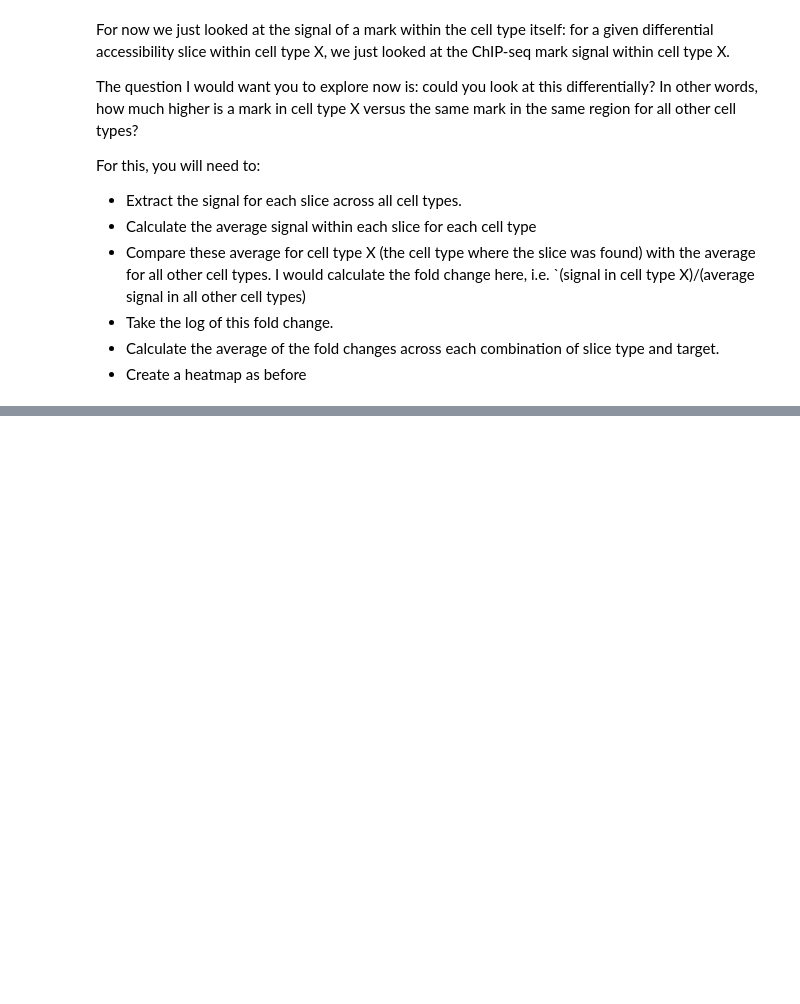
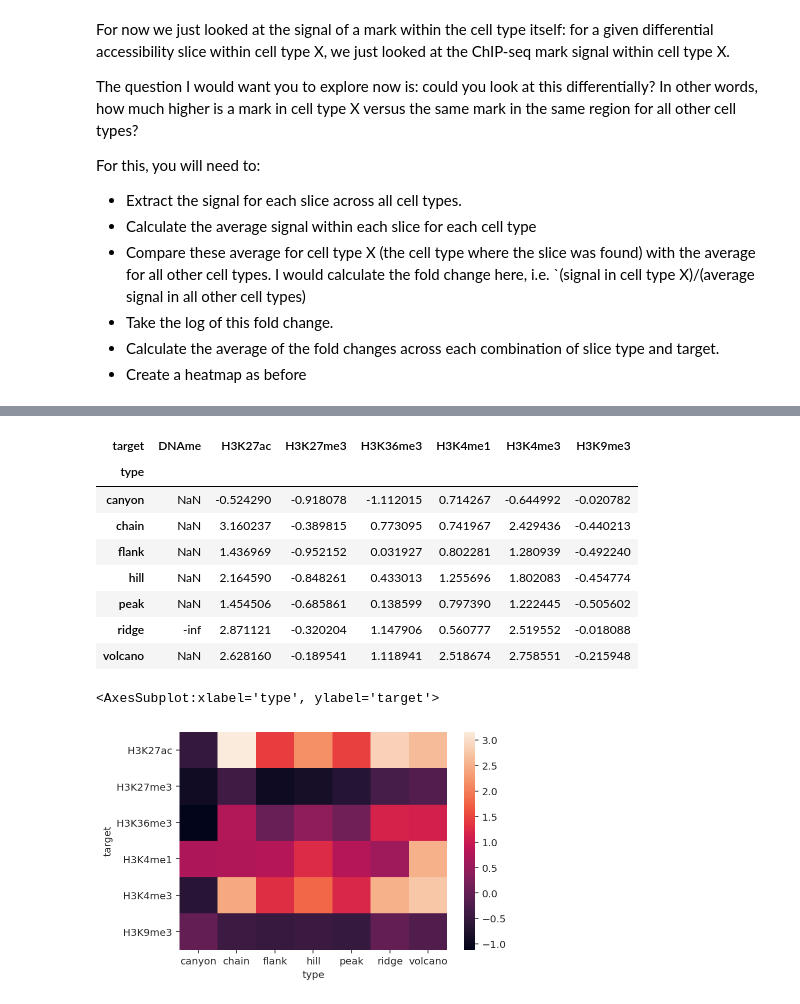
Before and after one commit to zouter/ChromatinHD_manuscript, a Jupyter notebook: code/4-likelihood/marks/2-explore.ipynb, the cells around one changed output, grey strips where cells are left out. Drawn from its saved outputs; the diff is of its cells as text; code cells hidden in the pictures; blank space fills up the shorter version.

```diff
--- a/code/4-likelihood/marks/2-explore.ipynb
+++ b/code/4-likelihood/marks/2-explore.ipynb
@@ -440,0 +528,2 @@ For this, you will need to:
+# %%
+signals_slices_ = pickle.load((analysis_folder / "signals_slices_.pkl").open("rb"))
@@ -440,0 +532,19 @@ For this, you will need to:
+# %%
+# Dictionary of the original cluster where the slice was found
+og_cluster_dict = slicetopologies_oi["cluster"]
+og_cluster_dict = og_cluster_dict.rename("og_cluster")
+og_cluster_dict = og_cluster_dict.to_dict()
+# %%
+signal_topologies_ = []
+for slice_ix, slicetopology in tqdm.tqdm(slicetopologies_oi.iterrows(), total = len(slicetopologies_oi)):
+    # For each slice, take the average signal of each cell type
+    signals = signals_slices_[slice_ix].groupby(["target", "cluster"]).mean().mean(1)
+    signals.name = "signal"
+    signals = signals.to_frame()
+    signals.reset_index(inplace=True)
+
+    # (Mask column to calculate fold change)
+    signals["is_og_cluster"] = signals["cluster"] == og_cluster_dict[slice_ix]
+
+    signal_topologies_.append(pd.DataFrame({"slice_ix":slice_ix, "signal":signals.signal, "target":signals.target, "cluster": signals.cluster, "is_og_cluster": signals.is_og_cluster}))
+signal_topologies_ = pd.concat(signal_topologies_)
@@ -440,0 +569,12 @@ For this, you will need to:
+# %%
+# Average signal of the original cell type
+signal_topologies_og = signal_topologies_.loc[signal_topologies_["is_og_cluster"]][["slice_ix", "target", "signal"]].set_index(["slice_ix", "target"])
+# Average signal in all other cell types
+signal_topologies_mean_ = signal_topologies_.loc[~signal_topologies_["is_og_cluster"]][["slice_ix", "target", "signal"]].groupby(["slice_ix", "target"]).mean()
+
+# Calculate fold change, apply log (not good for DNAme)
+signal_topologies_fold_change = signal_topologies_og.join(signal_topologies_mean_, lsuffix='_og', rsuffix="_mean")
+signal_topologies_fold_change["fc"] = signal_topologies_fold_change["signal_og"]/signal_topologies_fold_change["signal_mean"]
+signal_topologies_fold_change["log_fc"] = np.log(signal_topologies_fold_change["fc"])
+signal_topologies_fold_change.reset_index(inplace=True)
+display(signal_topologies_fold_change)
@@ -440,0 +595,17 @@ For this, you will need to:
+# %%
+# Calculate the average of the fold changes across each combination of slice type and target.
+signal_topologies_fold_change_mean = signal_topologies_fold_change.join(slicetopologies_oi[["type"]], on = "slice_ix").groupby(["type", "target"])["log_fc"].mean().unstack()
+display(signal_topologies_fold_change_mean)
+sns.heatmap(signal_topologies_fold_change_mean[["H3K27ac", "H3K27me3", "H3K36me3", "H3K4me1", "H3K4me3", "H3K9me3"]].T)
+# %% [output]
+| target | DNAme | H3K27ac | H3K27me3 | H3K36me3 | H3K4me1 | H3K4me3 | H3K9me3 |
+| type |  |  |  |  |  |  |  |
+| canyon | NaN | -0.524290 | -0.918078 | -1.112015 | 0.714267 | -0.644992 | -0.020782 |
+| chain | NaN | 3.160237 | -0.389815 | 0.773095 | 0.741967 | 2.429436 | -0.440213 |
+| flank | NaN | 1.436969 | -0.952152 | 0.031927 | 0.802281 | 1.280939 | -0.492240 |
+| hill | NaN | 2.164590 | -0.848261 | 0.433013 | 1.255696 | 1.802083 | -0.454774 |
+| peak | NaN | 1.454506 | -0.685861 | 0.138599 | 0.797390 | 1.222445 | -0.505602 |
+| ridge | -inf | 2.871121 | -0.320204 | 1.147906 | 0.560777 | 2.519552 | -0.018088 |
+| volcano | NaN | 2.628160 | -0.189541 | 1.118941 | 2.518674 | 2.758551 | -0.215948 |
+<AxesSubplot:xlabel='type', ylabel='target'>
+[figure, added]
```
Also changed, not shown: parts of 60 cells of this notebook.
